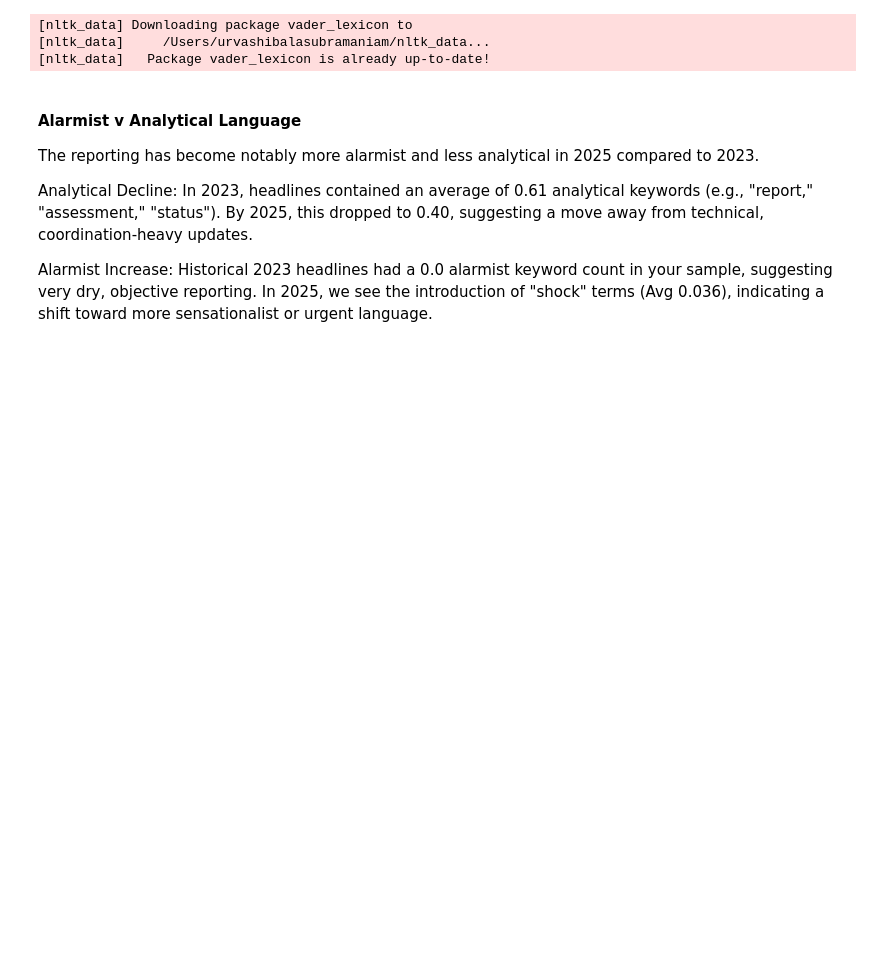
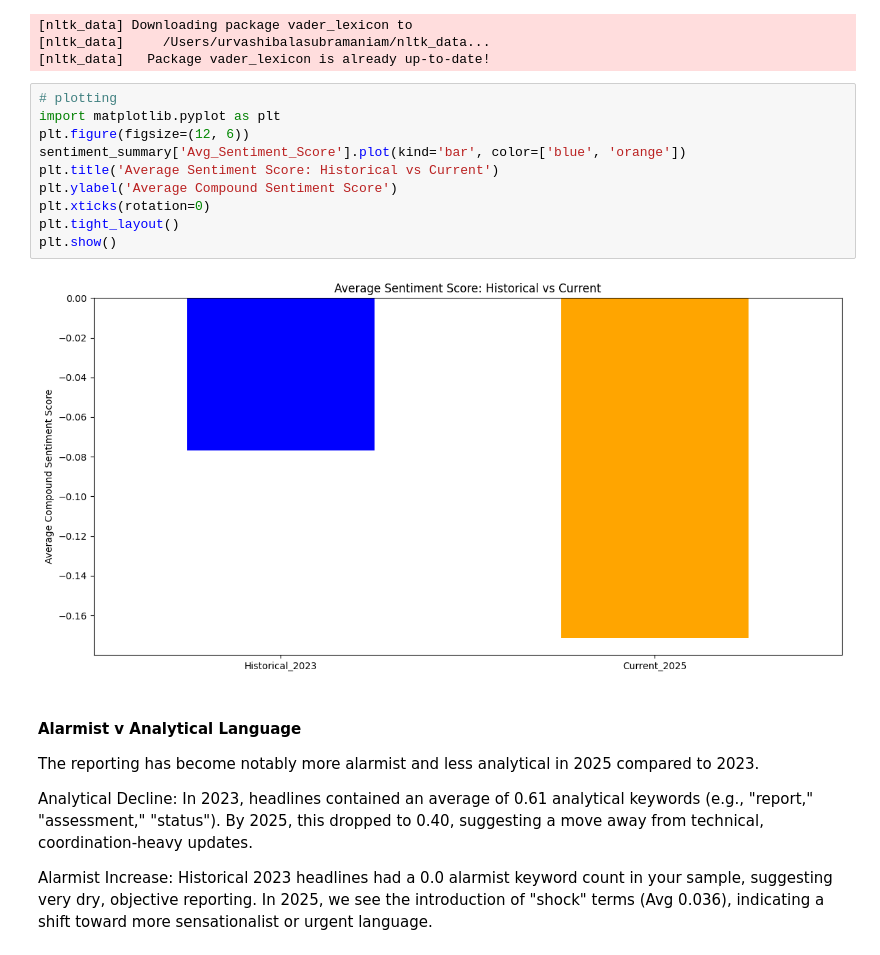
Before and after one commit to urvashibala/GDACS-disaster-data-analysis, a Jupyter notebook: main.ipynb, the cells around one changed output. Cells and saved outputs as stored; diff of their text form; blank space fills up the shorter version.

```diff
--- a/main.ipynb
+++ b/main.ipynb
@@ -1780,6 +1826,18 @@ Current_2025                  0.036364           0.349344              55
 [nltk_data] Downloading package vader_lexicon to
 [nltk_data]     /Users/urvashibalasubramaniam/nltk_data...
 [nltk_data]   Package vader_lexicon is already up-to-date!
+# %%
+# plotting
+import matplotlib.pyplot as plt
+plt.figure(figsize=(12, 6))
+sentiment_summary['Avg_Sentiment_Score'].plot(kind='bar', color=['blue', 'orange'])
+plt.title('Average Sentiment Score: Historical vs Current')
+plt.ylabel('Average Compound Sentiment Score')
+plt.xticks(rotation=0)
+plt.tight_layout()
+plt.show()
+# %% [output]
+[figure, added]
 # %% [markdown]
 #### Alarmist v Analytical Language
 The reporting has become notably more alarmist and less analytical in 2025 compared to 2023.
```
Also changed, not shown: parts of 3 cells of this notebook, 6 other files.
